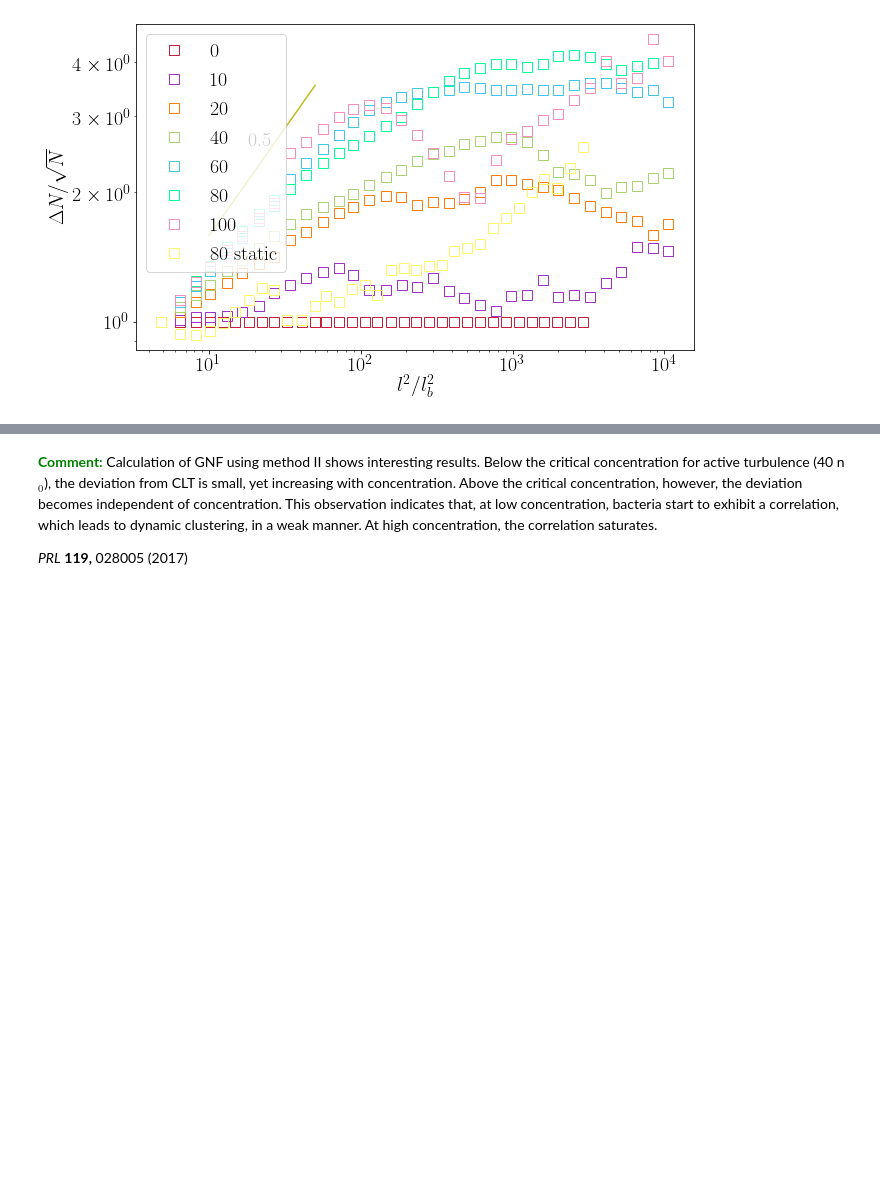
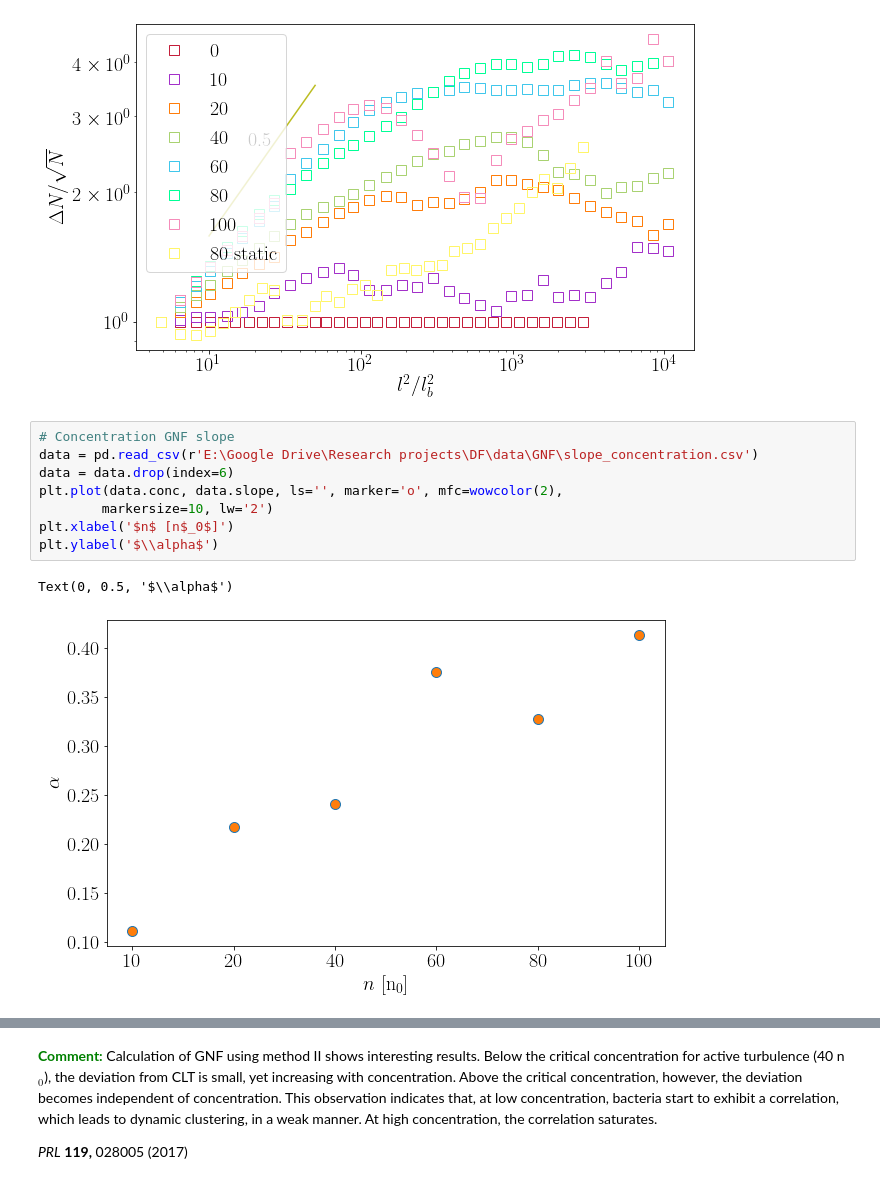
Before and after one commit to ZLoverty/Python, a Jupyter notebook: Correlation/src/fig-2_GNF.ipynb, the cells around one changed output, grey strips where cells are left out. Saved outputs shown, nothing was run; the diff lists cells and outputs as text; blank space fills up the shorter version.

```diff
--- a/Correlation/src/fig-2_GNF.ipynb
+++ b/Correlation/src/fig-2_GNF.ipynb
@@ -389,3 +389,14 @@ plt.text(0.8*x[0]+0.2*x[1], y.mean(), '0.5')
 # %% [output]
 Text(18.0, 2.558336368008464, '0.5')
 [figure]
+# %%
+# Concentration GNF slope
+data = pd.read_csv(r'E:\Google Drive\Research projects\DF\data\GNF\slope_concentration.csv')
+data = data.drop(index=6)
+plt.plot(data.conc, data.slope, ls='', marker='o', mfc=wowcolor(2),
+        markersize=10, lw='2')
+plt.xlabel('$n$ [n$_0$]')
+plt.ylabel('$\\alpha$')
+# %% [output]
+Text(0, 0.5, '$\\alpha$')
+[figure, added]
```
Also changed, not shown: parts of 6 cells of this notebook, 5 other files.
